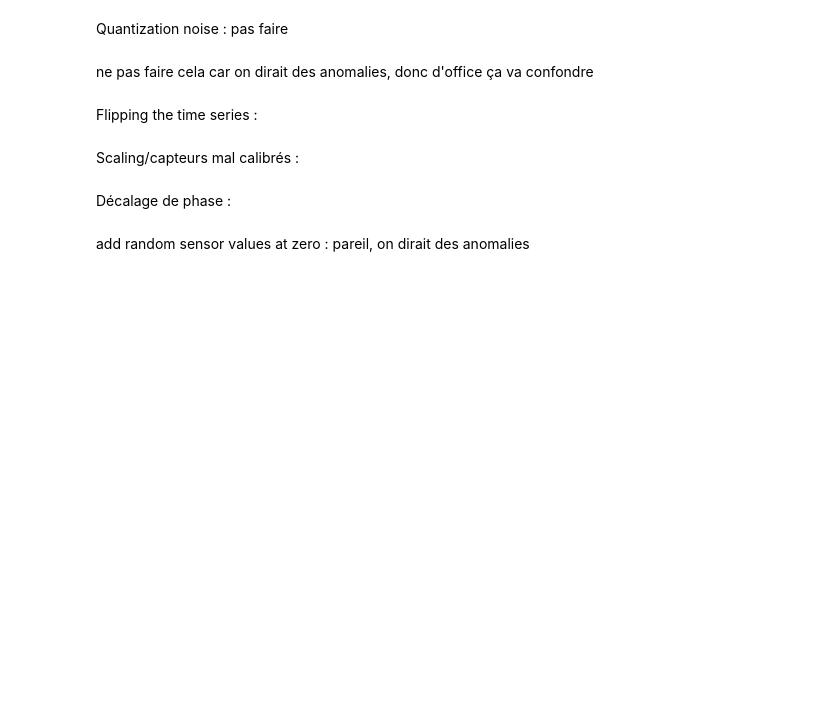
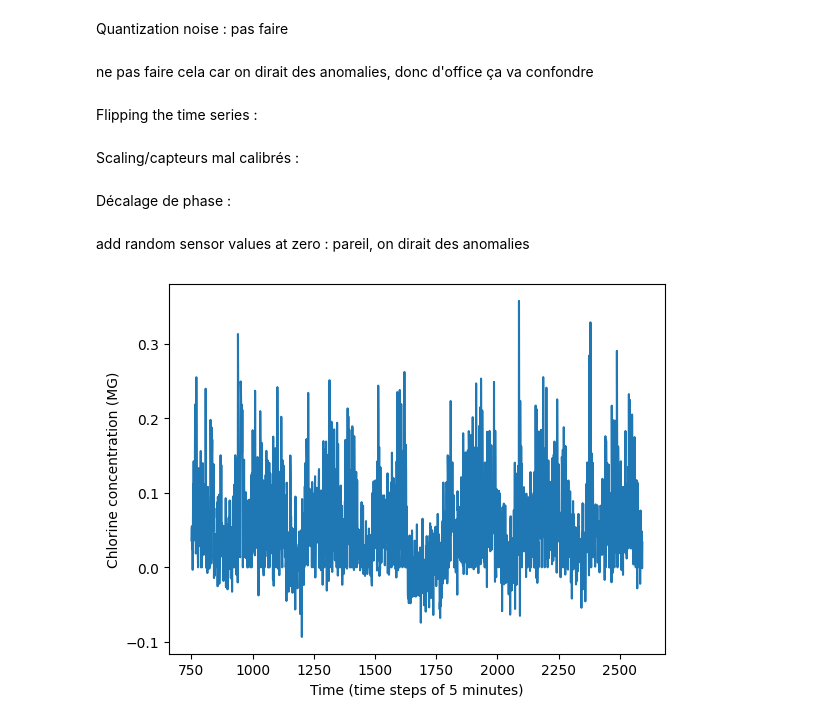
Before and after one commit to elineee/AI-for-Drinking-Water-Chlorination-Challenge-IJCAI-25, a Jupyter notebook: data/data_transformation.ipynb, the cells around one changed output. Cells and saved outputs as stored; diff of their text form; code cells hidden in the pictures; blank space fills up the shorter version.

```diff
--- a/data/data_transformation.ipynb
+++ b/data/data_transformation.ipynb
@@ -190,15 +223,17 @@ add random sensor values at zero : pareil, on dirait des anomalies
 # %%
 def sensor_defect(x, pourcentage):
     x_noised = x.copy()
     num_defects = int(pourcentage * len(x))
     defect_indices = np.random.choice(len(x), num_defects, replace=False)
     x_noised[defect_indices] = 0
     return x_noised
 
-x_defected = sensor_defect(df[column_name].values, 0.005)
+x_defected = sensor_defect(df[column_name].values, 0.07)
 df_defected = df.copy()
 df_defected[column_name] = x_defected
 plot_time_series(df_defected, node_id)
+# %% [output]
+[figure, added]
 # %%
 import pandas as pd
 
```
Also changed, not shown: parts of 4 cells of this notebook, 6 other files.
